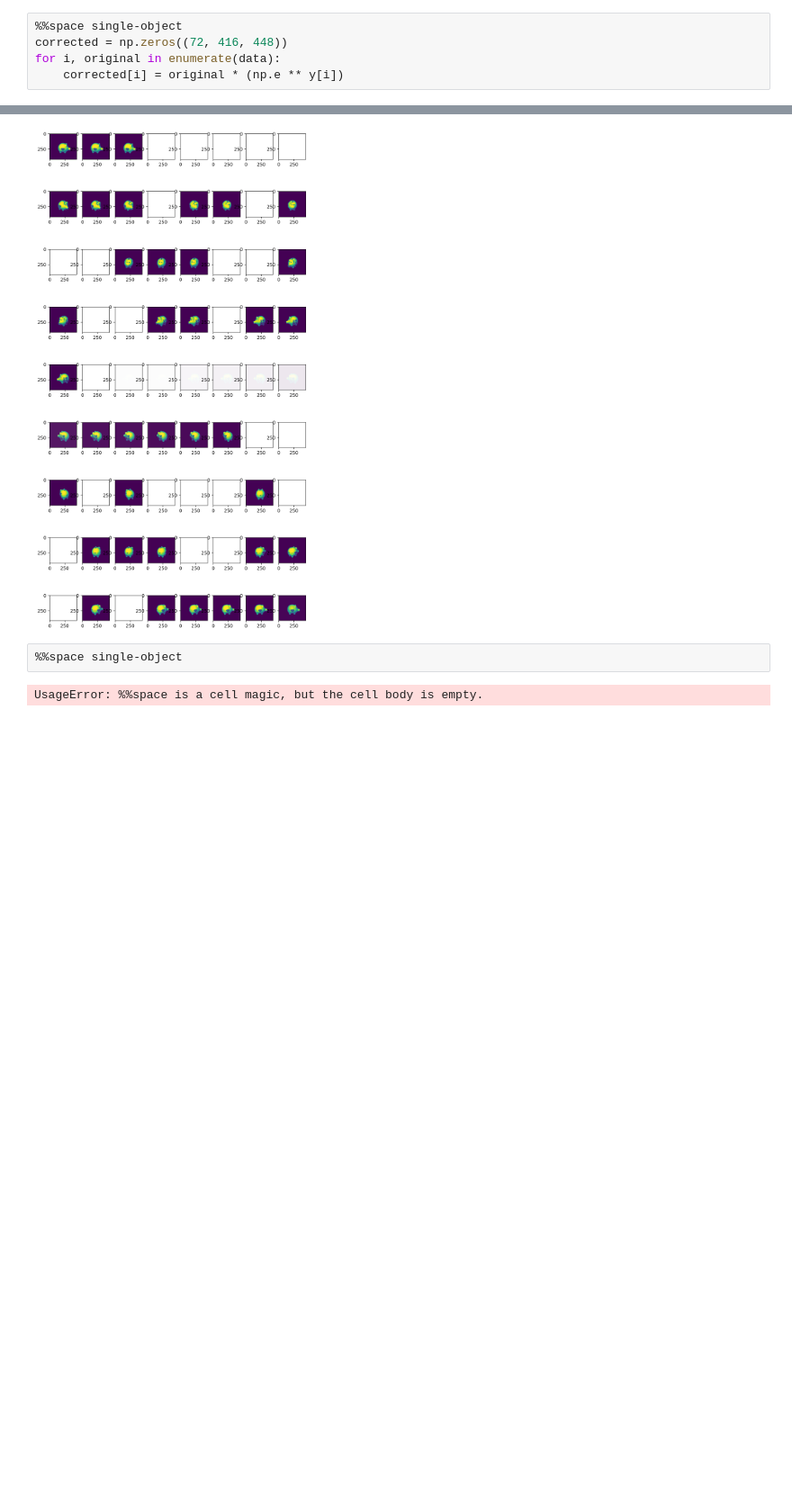
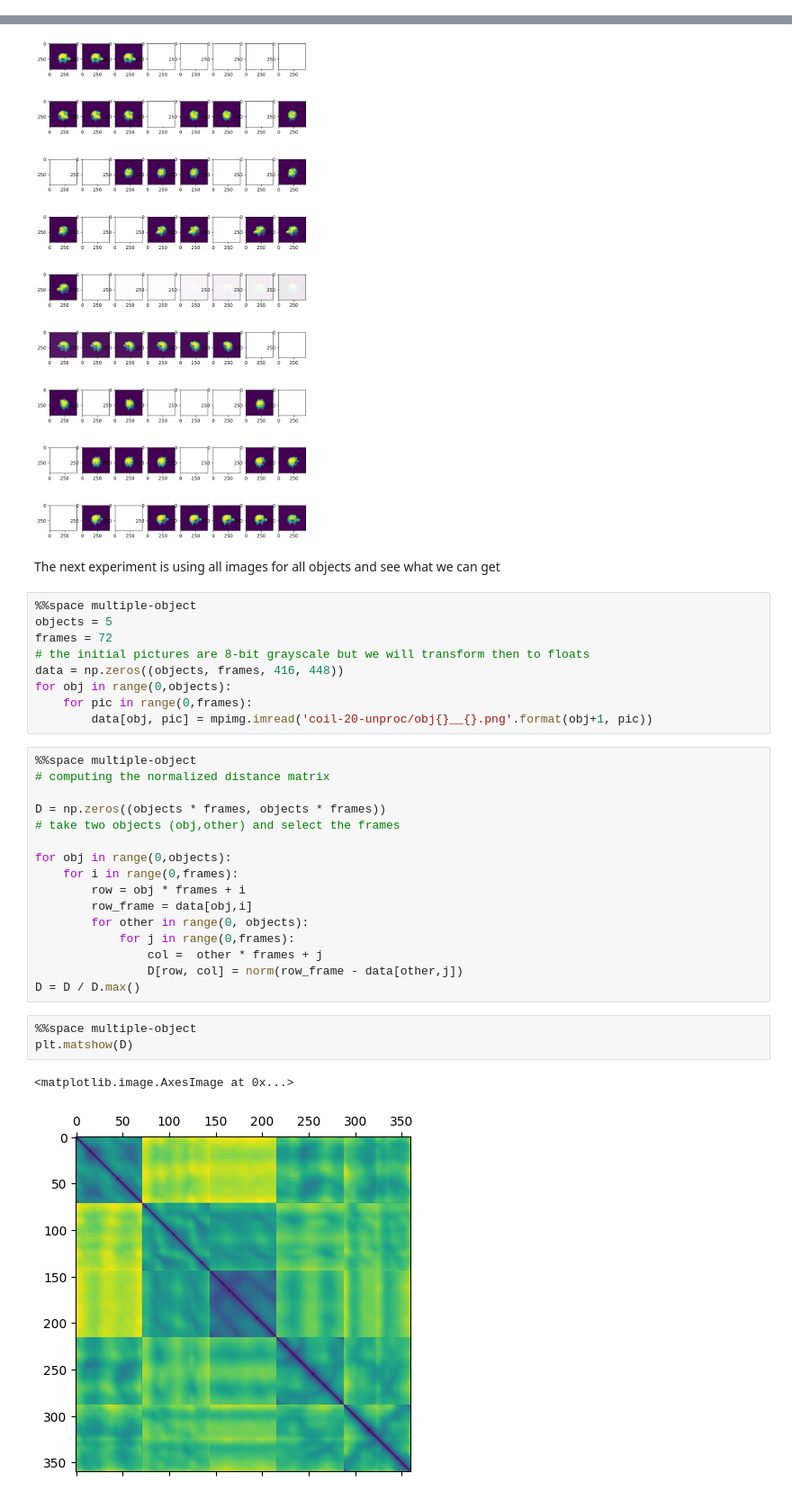
Before and after one commit to edoput/topological-data-analysis, a Jupyter notebook: circular coordinates.ipynb, the cells around one changed output, grey strips where cells are left out. Shown at 90% size. Cells and saved outputs as stored; diff of their text form; blank space fills up the shorter version.

```diff
--- a/circular coordinates.ipynb
+++ b/circular coordinates.ipynb
@@ -583,8 +590,3 @@ We decided that y will be a weight for each image, reducing then the luminance o
-# %%
-%%space single-object
-corrected = np.zeros((72, 416, 448))
-for i, original in enumerate(data):
-    corrected[i] = original * (np.e ** y[i])
 # %% [markdown]
 This is the original data that we have
 # %%
@@ -605,7 +607,36 @@ for i, frame in enumerate(data):
     axis[row, col].imshow(frame, alpha=y[i,0])
 # %% [output]
 [figure]
+# %% [markdown]
+The next experiment is using all images for all objects and see what we can get
+# %%
+%%space multiple-object
+objects = 5
+frames = 72
+# the initial pictures are 8-bit grayscale but we will transform then to floats
+data = np.zeros((objects, frames, 416, 448))
+for obj in range(0,objects):
+    for pic in range(0,frames):
+        data[obj, pic] = mpimg.imread('coil-20-unproc/obj{}__{}.png'.format(obj+1, pic))
+# %%
+%%space multiple-object
+# computing the normalized distance matrix
+
+D = np.zeros((objects * frames, objects * frames))
+# take two objects (obj,other) and select the frames
+
+for obj in range(0,objects):
+    for i in range(0,frames):
+        row = obj * frames + i
+        row_frame = data[obj,i]
+        for other in range(0, objects):
+            for j in range(0,frames):
+                col =  other * frames + j
+                D[row, col] = norm(row_frame - data[other,j])
+D = D / D.max()
 # %%
-%%space single-object
+%%space multiple-object
+plt.matshow(D)
 # %% [output]
-UsageError: %%space is a cell magic, but the cell body is empty.
+<matplotlib.image.AxesImage at 0x...>
+[figure, added]
```
Also changed, not shown: parts of 16 cells of this notebook.
